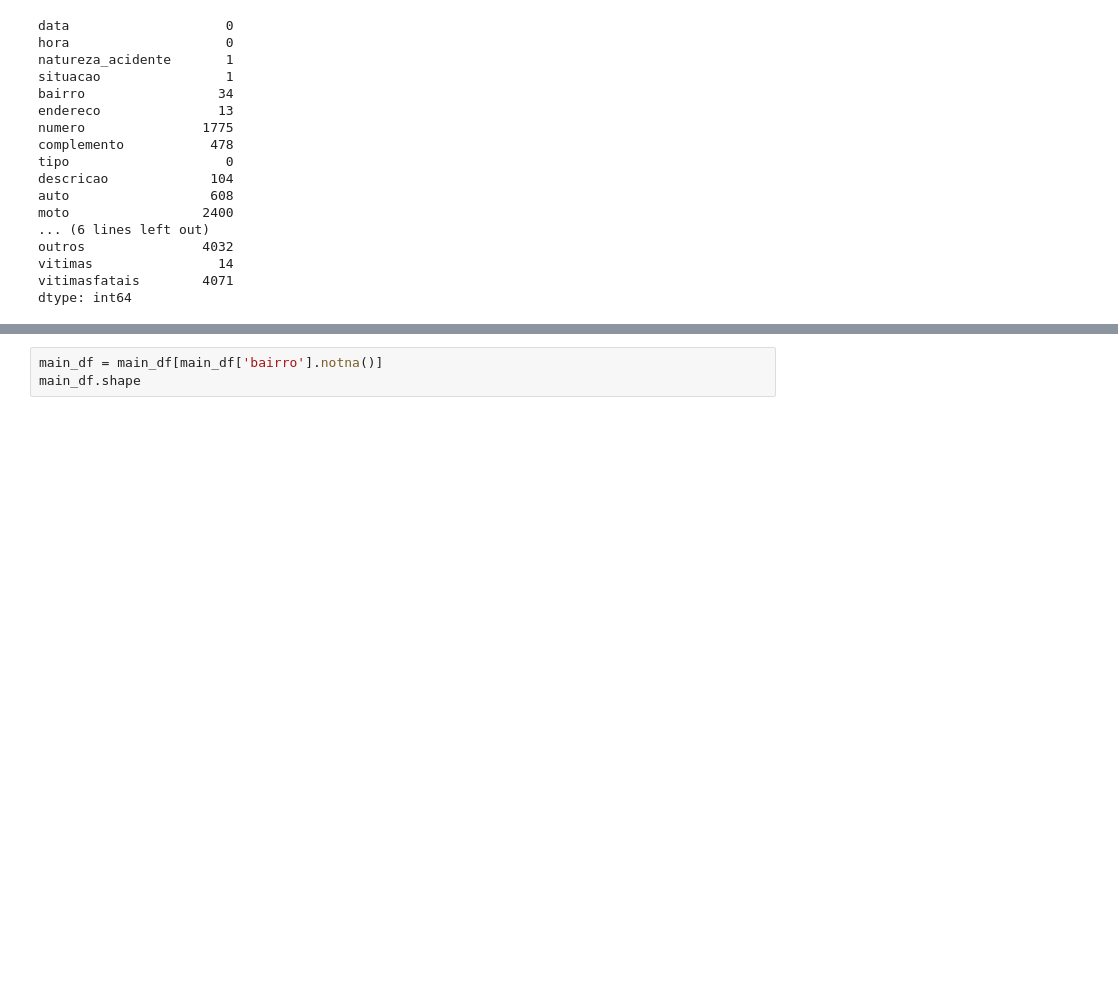
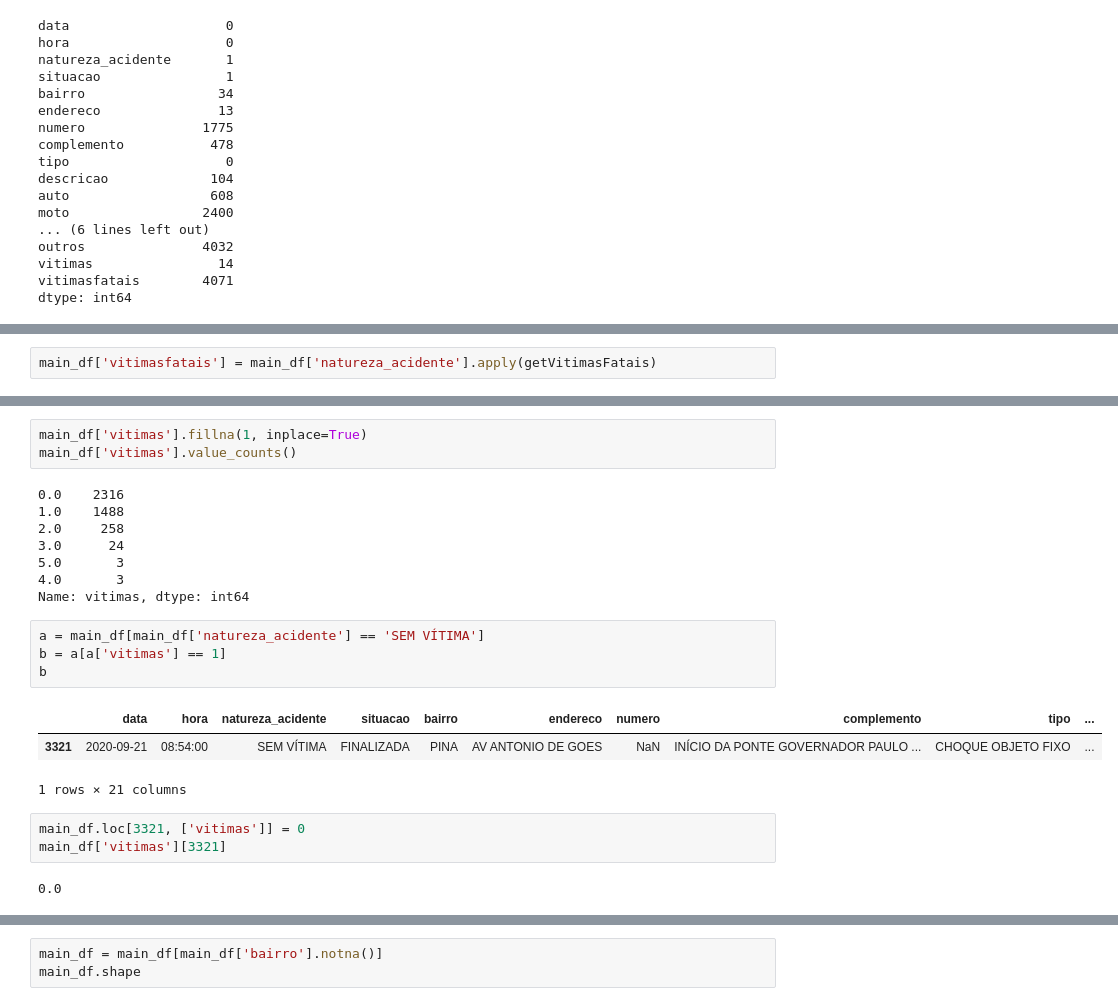
Before and after one commit to eduardoluiz7/IF697---Projeto-Ci-ncia-de-Dados, a Jupyter notebook: Projeto DataScience.ipynb, the cells around one changed output, grey strips where cells are left out. Drawn from its saved outputs; the diff is of its cells as text; blank space fills up the shorter version.

```diff
--- a/Projeto DataScience.ipynb
+++ b/Projeto DataScience.ipynb
@@ -189,0 +165,2 @@ Como na coluna de bairros existem apenas 34 elementos sem valor, optei por remov
+# %%
+main_df['vitimasfatais'] = main_df['natureza_acidente'].apply(getVitimasFatais)
@@ -189,0 +179,24 @@ Como na coluna de bairros existem apenas 34 elementos sem valor, optei por remov
+# %%
+main_df['vitimas'].fillna(1, inplace=True)
+main_df['vitimas'].value_counts()
+# %% [output]
+0.0    2316
+1.0    1488
+2.0     258
+3.0      24
+5.0       3
+4.0       3
+Name: vitimas, dtype: int64
+# %%
+a = main_df[main_df['natureza_acidente'] == 'SEM VÍTIMA']
+b = a[a['vitimas'] == 1]
+b
+# %% [output]
+|  | data | hora | natureza_acidente | situacao | bairro | endereco | numero | complemento | tipo | ... |
+| 3321 | 2020-09-21 | 08:54:00 | SEM VÍTIMA | FINALIZADA | PINA | AV ANTONIO DE GOES | NaN | INÍCIO DA PONTE GOVERNADOR PAULO ... | CHOQUE OBJETO FIXO | ... |
+1 rows × 21 columns
+# %%
+main_df.loc[3321, ['vitimas']] = 0
+main_df['vitimas'][3321]
+# %% [output]
+0.0
```
Also changed, not shown: parts of 74 cells of this notebook.
